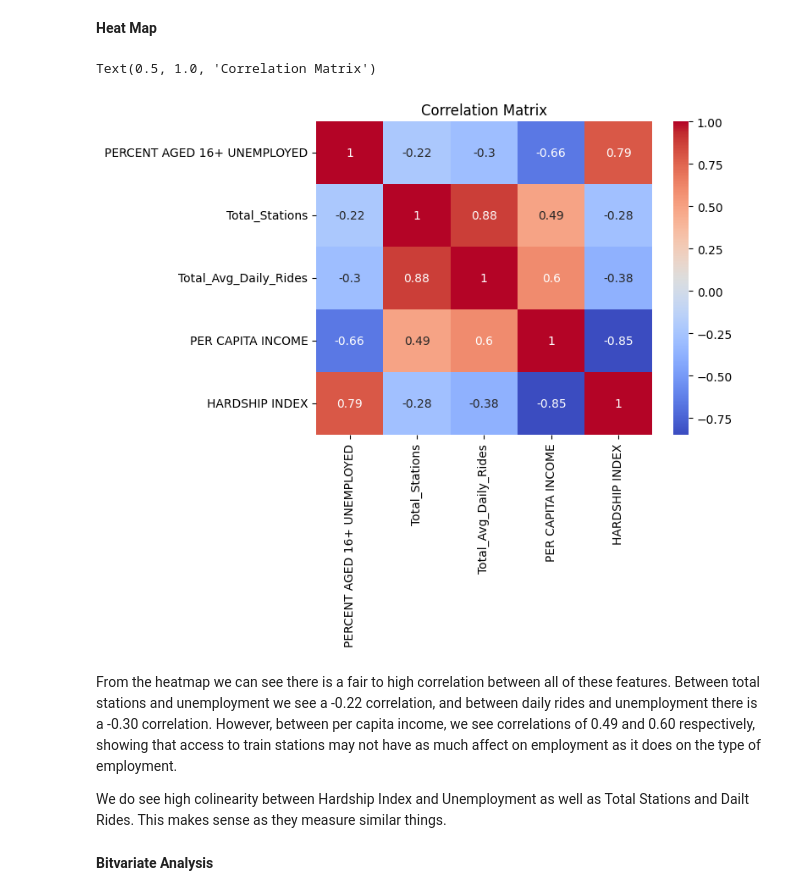
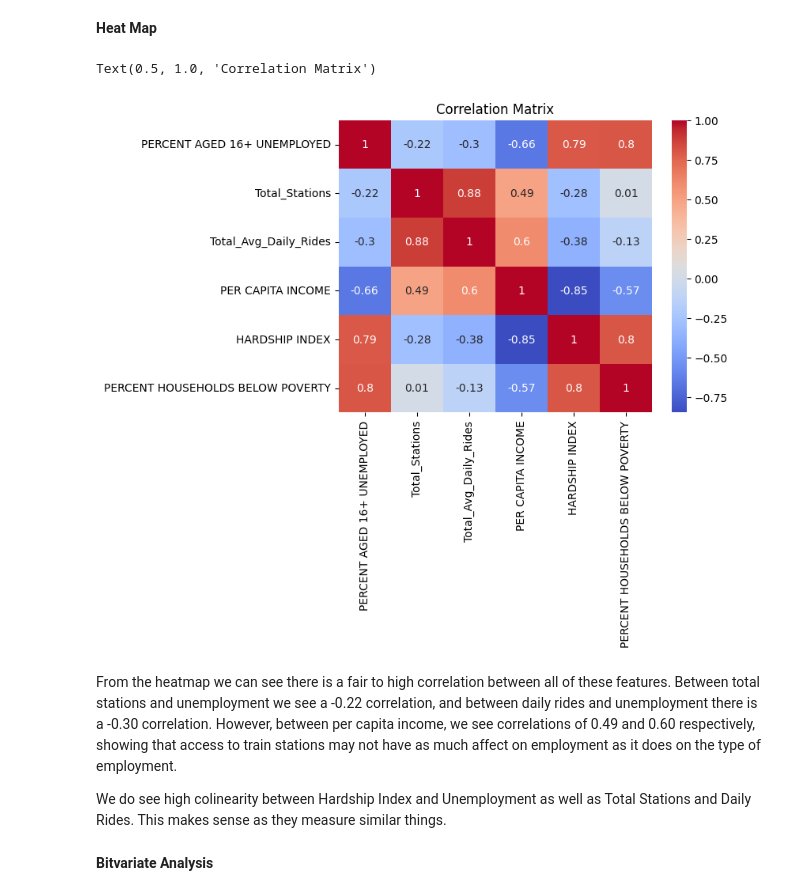
Before and after one commit to rubencarm/cs301final, a Jupyter notebook: CS301_Milestone2.ipynb, the cells around one changed output. Saved outputs shown, nothing was run; the diff lists cells and outputs as text; code cells hidden in the pictures.

```diff
--- a/CS301_Milestone2.ipynb
+++ b/CS301_Milestone2.ipynb
@@ -43,14 +50,17 @@ import statsmodels.api as sm
 # %%
 # Load Datasets
-transit_df = pd.read_csv('Aggregated_CTA_Transit_Stations.csv')
-socio_df = pd.read_csv('Socioeconomic_Indicators_In_Chicago.csv')
+cta_stations = "https://raw.githubusercontent.com/rubencarm/cs301final/refs/heads/main/Aggregated_CTA_Transit_Stations.csv"
+socio_indicators = "https://raw.githubusercontent.com/rubencarm/cs301final/refs/heads/main/Socioeconomic_Indicators_In_Chicago.csv"
+transit_df = pd.read_csv(cta_stations)
+socio_df = pd.read_csv(socio_indicators)
 
 # Convert transit data into a spatial Geoframe
 geometry = [Point(xy) for xy in zip(transit_df['Longitude'], transit_df['Latitude'])]
 transit_gdf = gpd.GeoDataFrame(transit_df, crs="EPSG:4326", geometry=geometry)
 
 # Read the Chicago community areas geoJSON
-community_areas_gdf = gpd.read_file('chicago_community_areas.geojson')
+chicago_geojson = "https://raw.githubusercontent.com/rubencarm/cs301final/refs/heads/main/chicago_community_areas.geojson"
+community_areas_gdf = gpd.read_file(chicago_geojson)
 
 # Make sure both maps use the same coordinate system
 community_areas_gdf = community_areas_gdf.to_crs(transit_gdf.crs)
@@ -100,4 +112,5 @@ df
 # %%
-# We have a neighborhood count of 78
+# Remove CHICAGO
+df.drop(77, inplace=True)
 print(f"Neighborhood Count: {len(df)}")
 # %% [output]
@@ -136,21 +149,22 @@ We see the same skew in this graph which matches up with that of the previous gr
 # %%
 # Get the relevant features
 important_features = ['PERCENT AGED 16+ UNEMPLOYED',
                       'Total_Stations',
                       'Total_Avg_Daily_Rides',
                       'PER CAPITA INCOME',
-                      'HARDSHIP INDEX']
+                      'HARDSHIP INDEX',
+                      'PERCENT HOUSEHOLDS BELOW POVERTY']
 # Plot the heat map
 corr_matrix = df[important_features].corr()
 sns.heatmap(corr_matrix, annot=True, cmap='coolwarm')
 plt.title('Correlation Matrix')
 # %% [output]
 Text(0.5, 1.0, 'Correlation Matrix')
-[figure, old version]
+[figure, new version]
 # %% [markdown]
 From the heatmap we can see there is a fair to high correlation between all of these features. Between total stations and unemployment we see a -0.22 correlation, and between daily rides and unemployment there is a -0.30 correlation. However, between per capita income, we see correlations of 0.49 and 0.60 respectively, showing that access to train stations may not have as much affect on employment as it does on the type of employment.
 
-We do see high colinearity between Hardship Index and Unemployment as well as Total Stations and Dailt Rides. This makes sense as they measure similar things.
+We do see high colinearity between Hardship Index and Unemployment as well as Total Stations and Daily Rides. This makes sense as they measure similar things.
 # %% [markdown]
 **Bitvariate Analysis**
 # %%
```
Also changed, not shown: parts of 28 cells of this notebook.
